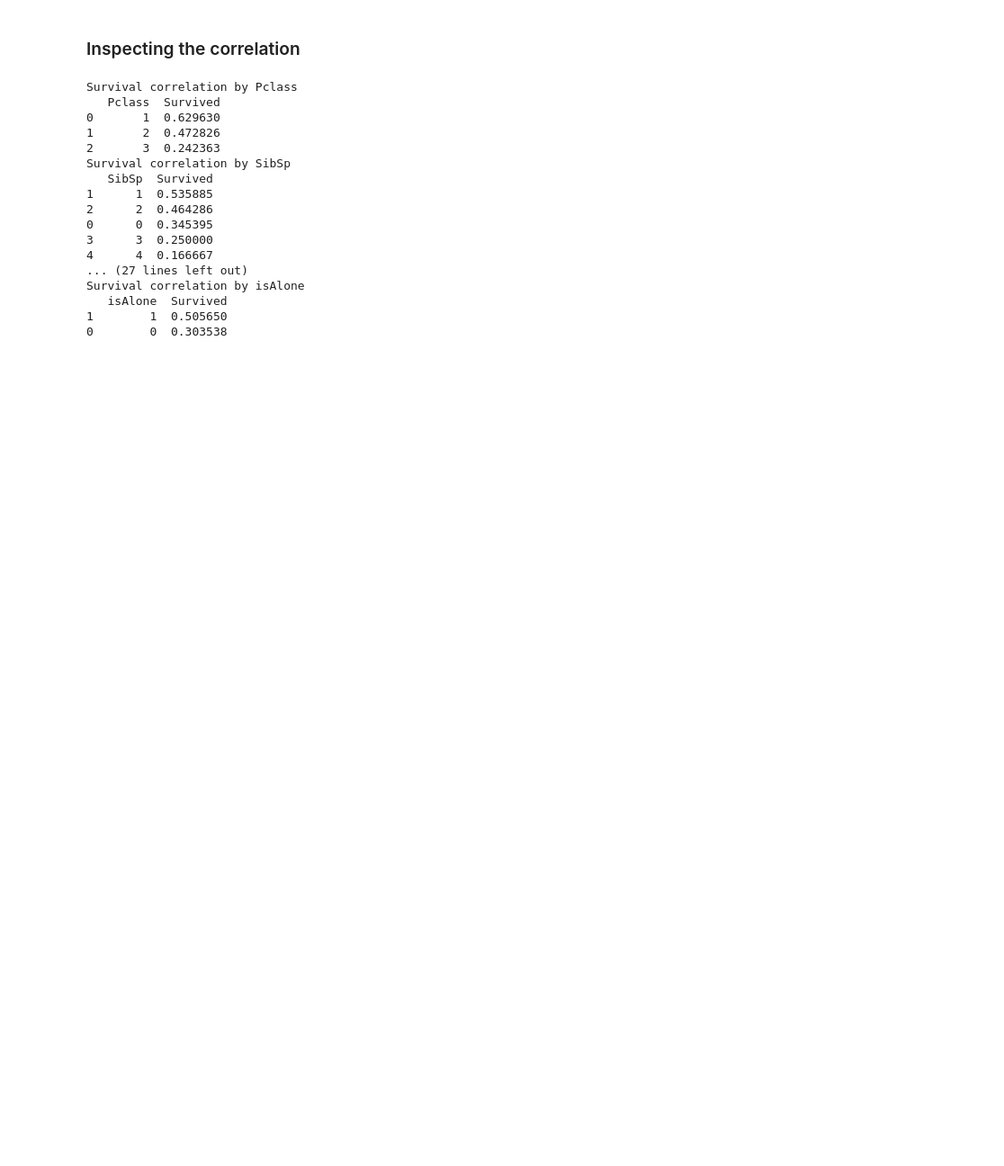
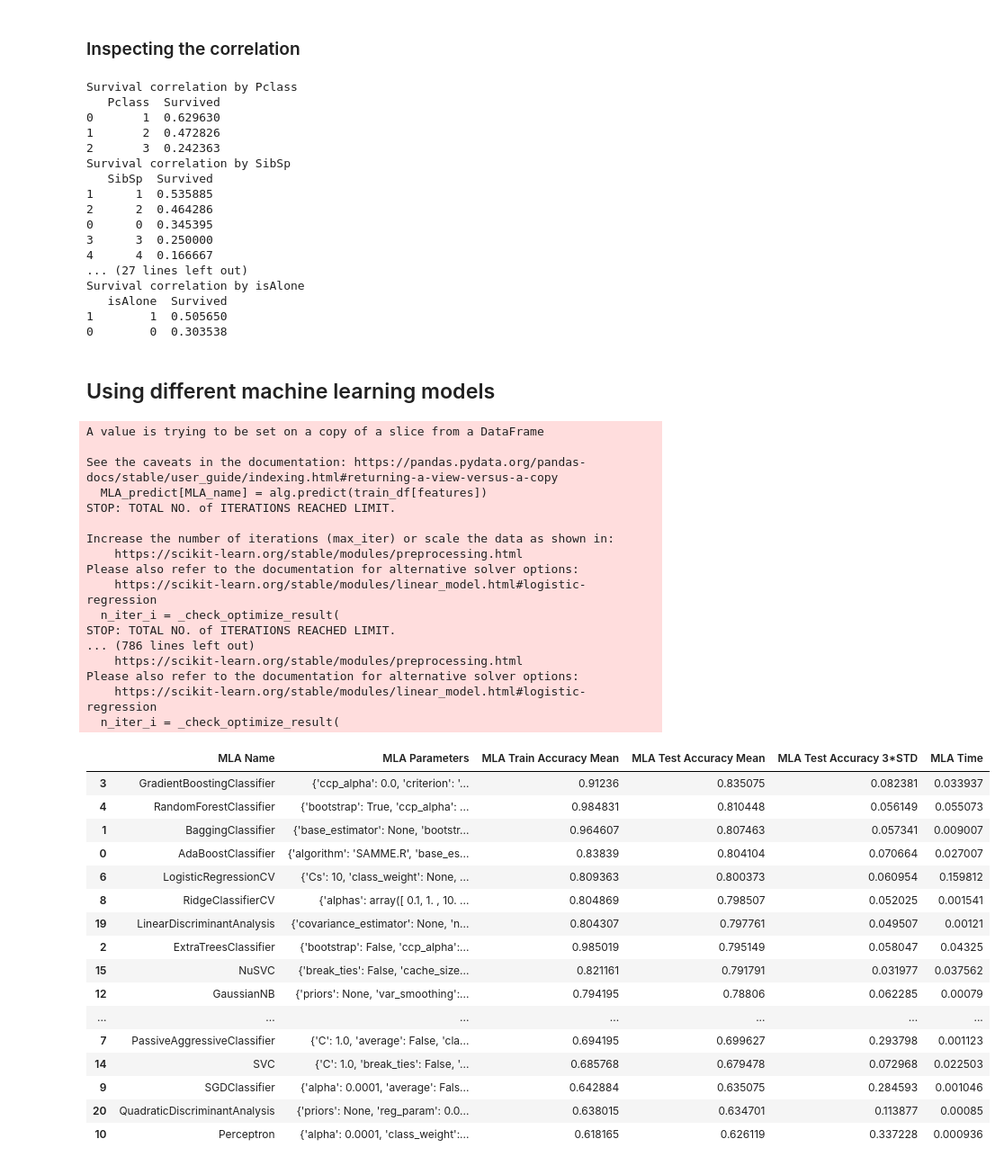
Before and after one commit to ChrisEdel/kaggle, a Jupyter notebook: titanic/titanic-ce.ipynb, the cells around one changed output. Shown at 90% size. Drawn from its saved outputs; the diff is of its cells as text; code cells hidden in the pictures; blank space fills up the shorter version.

Commit message:
Add model code

```diff
--- a/titanic/titanic-ce.ipynb
+++ b/titanic/titanic-ce.ipynb
@@ -173,3 +177,5 @@ Survival correlation by isAlone
    isAlone  Survived
 1        1  0.505650
 0        0  0.303538
+# %% [markdown]
+## Using different machine learning models
@@ -175,0 +228,76 @@ Survival correlation by isAlone
+# %%
+cv_split = model_selection.ShuffleSplit(n_splits = 10, test_size = .3, train_size = .6, random_state = 0 ) # run model 10x with 60/30 split intentionally leaving out 10%
+
+#create table to compare MLA metrics
+MLA_columns = ['MLA Name', 'MLA Parameters','MLA Train Accuracy Mean', 'MLA Test Accuracy Mean', 'MLA Test Accuracy 3*STD' ,'MLA Time']
+MLA_compare = pd.DataFrame(columns = MLA_columns)
+
+#create table to compare MLA predictions
+MLA_predict = train_df['Survived']
+
+features = ['Pclass', 'SibSp', 'Parch', 'Embarked', 'FamilySize', 'isAlone', 'Age', 'Fare', 'Sex']
+
+#index through MLA and save performance to table
+row_index = 0
+for alg in MLA:
+
+    #set name and parameters
+    MLA_name = alg.__class__.__name__
+    MLA_compare.loc[row_index, 'MLA Name'] = MLA_name
+    MLA_compare.loc[row_index, 'MLA Parameters'] = str(alg.get_params())
+
+    #score model with cross validation: http://scikit-learn.org/stable/modules/generated/sklearn.model_selection.cross_validate.html#sklearn.model_selection.cross_validate
+    cv_results = model_selection.cross_validate(alg, train_df[features], train_df['Survived'], cv  = cv_split, return_train_score=True)
+
+    MLA_compare.loc[row_index, 'MLA Time'] = cv_results['fit_time'].mean()
+    MLA_compare.loc[row_index, 'MLA Train Accuracy Mean'] = cv_results['train_score'].mean()
+    MLA_compare.loc[row_index, 'MLA Test Accuracy Mean'] = cv_results['test_score'].mean()
+    #if this is a non-bias random sample, then +/-3 standard deviations (std) from the mean, should statistically capture 99.7% of the subsets
+    MLA_compare.loc[row_index, 'MLA Test Accuracy 3*STD'] = cv_results['test_score'].std()*3   #let's know the worst that can happen!
+
+
+    #save MLA predictions - see section 6 for usage
+    alg.fit(train_df[features], train_df['Survived'])
+    MLA_predict[MLA_name] = alg.predict(train_df[features])
+
+    row_index+=1
+
+
+#print and sort table: https://pandas.pydata.org/pandas-docs/stable/generated/pandas.DataFrame.sort_values.html
+MLA_compare.sort_values(by = ['MLA Test Accuracy Mean'], ascending = False, inplace = True)
+MLA_compare
+# %% [output]
+A value is trying to be set on a copy of a slice from a DataFrame
+
+See the caveats in the documentation: https://pandas.pydata.org/pandas-docs/stable/user_guide/indexing.html#returning-a-view-versus-a-copy
+  MLA_predict[MLA_name] = alg.predict(train_df[features])
+STOP: TOTAL NO. of ITERATIONS REACHED LIMIT.
+
+Increase the number of iterations (max_iter) or scale the data as shown in:
+    https://scikit-learn.org/stable/modules/preprocessing.html
+Please also refer to the documentation for alternative solver options:
+    https://scikit-learn.org/stable/modules/linear_model.html#logistic-regression
+  n_iter_i = _check_optimize_result(
+STOP: TOTAL NO. of ITERATIONS REACHED LIMIT.
+... (786 lines left out)
+    https://scikit-learn.org/stable/modules/preprocessing.html
+Please also refer to the documentation for alternative solver options:
+    https://scikit-learn.org/stable/modules/linear_model.html#logistic-regression
+  n_iter_i = _check_optimize_result(
+|  | MLA Name | MLA Parameters | MLA Train Accuracy Mean | MLA Test Accuracy Mean | MLA Test Accuracy 3*STD | MLA Time |
+| 3 | GradientBoostingClassifier | {'ccp_alpha': 0.0, 'criterion': '... | 0.91236 | 0.835075 | 0.082381 | 0.033937 |
+| 4 | RandomForestClassifier | {'bootstrap': True, 'ccp_alpha': ... | 0.984831 | 0.810448 | 0.056149 | 0.055073 |
+| 1 | BaggingClassifier | {'base_estimator': None, 'bootstr... | 0.964607 | 0.807463 | 0.057341 | 0.009007 |
+| 0 | AdaBoostClassifier | {'algorithm': 'SAMME.R', 'base_es... | 0.83839 | 0.804104 | 0.070664 | 0.027007 |
+| 6 | LogisticRegressionCV | {'Cs': 10, 'class_weight': None, ... | 0.809363 | 0.800373 | 0.060954 | 0.159812 |
+| 8 | RidgeClassifierCV | {'alphas': array([ 0.1, 1. , 10. ... | 0.804869 | 0.798507 | 0.052025 | 0.001541 |
+| 19 | LinearDiscriminantAnalysis | {'covariance_estimator': None, 'n... | 0.804307 | 0.797761 | 0.049507 | 0.00121 |
+| 2 | ExtraTreesClassifier | {'bootstrap': False, 'ccp_alpha':... | 0.985019 | 0.795149 | 0.058047 | 0.04325 |
+| 15 | NuSVC | {'break_ties': False, 'cache_size... | 0.821161 | 0.791791 | 0.031977 | 0.037562 |
+| 12 | GaussianNB | {'priors': None, 'var_smoothing':... | 0.794195 | 0.78806 | 0.062285 | 0.00079 |
+| ... | ... | ... | ... | ... | ... | ... |
+| 7 | PassiveAggressiveClassifier | {'C': 1.0, 'average': False, 'cla... | 0.694195 | 0.699627 | 0.293798 | 0.001123 |
+| 14 | SVC | {'C': 1.0, 'break_ties': False, '... | 0.685768 | 0.679478 | 0.072968 | 0.022503 |
+| 9 | SGDClassifier | {'alpha': 0.0001, 'average': Fals... | 0.642884 | 0.635075 | 0.284593 | 0.001046 |
+| 20 | QuadraticDiscriminantAnalysis | {'priors': None, 'reg_param': 0.0... | 0.638015 | 0.634701 | 0.113877 | 0.00085 |
+| 10 | Perceptron | {'alpha': 0.0001, 'class_weight':... | 0.618165 | 0.626119 | 0.337228 | 0.000936 |
```
Also changed, not shown: parts of 7 cells of this notebook.
